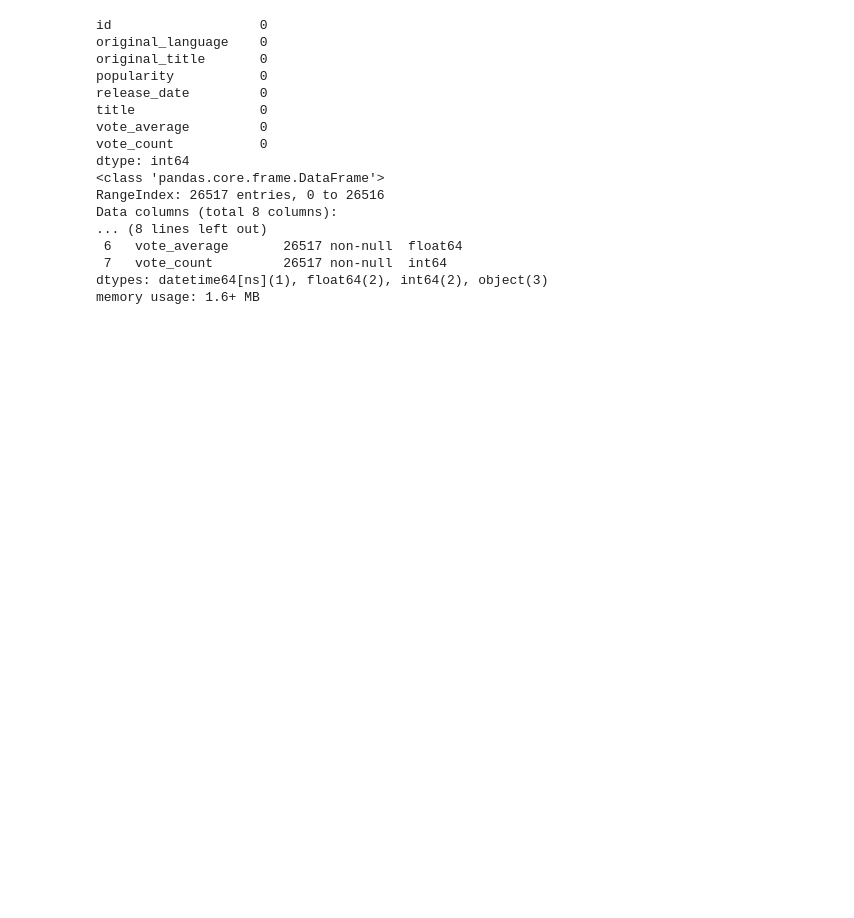
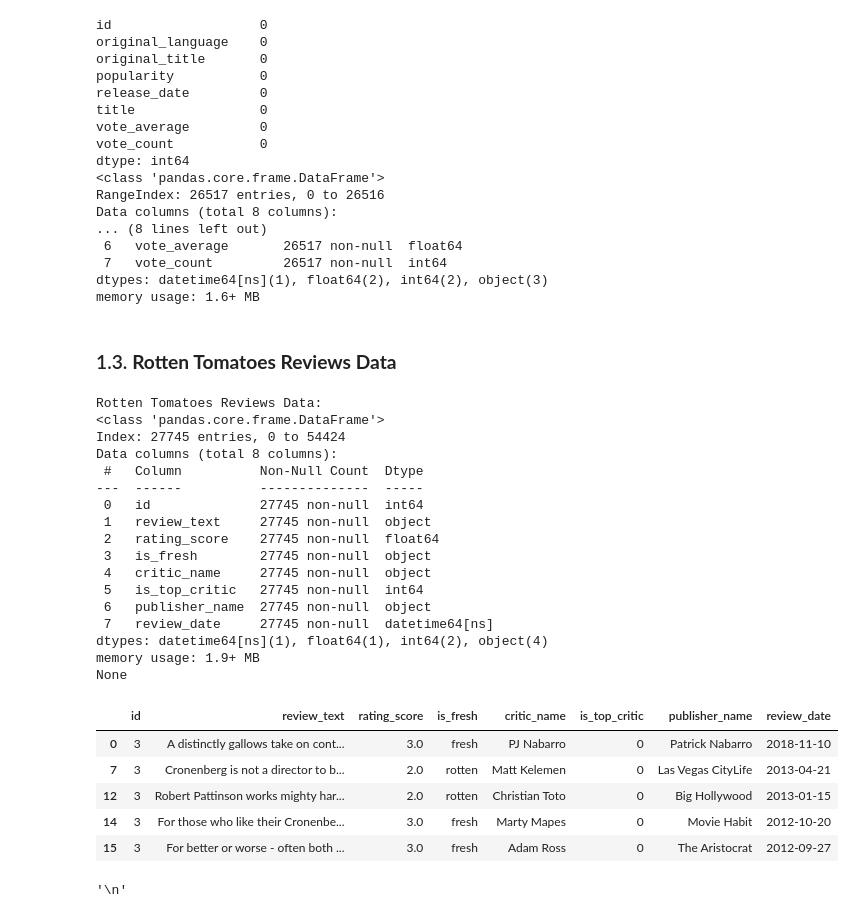
Before and after one commit to blexolonde/dsc-phase-2-FilmForecast, a Jupyter notebook: notebooks/data_cleaning.ipynb, the cells around one changed output. Saved outputs shown, nothing was run; the diff lists cells and outputs as text; code cells hidden in the pictures; blank space fills up the shorter version.

```diff
--- a/notebooks/data_cleaning.ipynb
+++ b/notebooks/data_cleaning.ipynb
@@ -424,30 +420,72 @@ Data columns (total 8 columns):
  7   vote_count         26517 non-null  int64
 dtypes: datetime64[ns](1), float64(2), int64(2), object(3)
 memory usage: 1.6+ MB
+# %% [markdown]
+### 1.3. **Rotten Tomatoes Reviews Data**
 # %%
 # Drop rows where `review` or `rating` is missing
-rt_reviews.dropna(subset=['review', 'rating'], inplace=True)
+rt_reviews.dropna(subset=['review', 'rating', 'critic'], inplace=True)
 
 # Fill missing `critic` and `publisher` with "Unknown"
 rt_reviews['critic'] = rt_reviews['critic'].fillna('Unknown')
 rt_reviews['publisher'] = rt_reviews['publisher'].fillna('Unknown')
 
 
 # Convert `date` column to datetime
 rt_reviews['date'] = pd.to_datetime(rt_reviews['date'], errors='coerce')
 
 # Convert Data Types
 # Parse `rating` to extract numeric scores (e.g., '3/5' -> 3.0)
 def parse_rating(rating):
     try:
         return float(rating.split('/')[0]) if '/' in rating else None
     except:
         return None
 
 rt_reviews['rating'] = rt_reviews['rating'].apply(parse_rating)
 
 # Drop rows with missing  `rating_score`
 rt_reviews.dropna(subset=['rating'], inplace=True)
 
 # Remove Duplicates
 rt_reviews.drop_duplicates(inplace=True)
+
+# Rename Columns to snake_case
+rt_reviews.rename(columns={
+    'review': 'review_text',
+    'rating': 'rating_score',
+    'fresh': 'is_fresh',
+    'critic': 'critic_name',
+    'top_critic': 'is_top_critic',
+    'publisher': 'publisher_name',
+    'date': 'review_date'
+}, inplace=True)
+
+print("Rotten Tomatoes Reviews Data:")
+print(rt_reviews.info())  # Get an overview of the dataset
+display(rt_reviews.head(), "\n")  # Display the first few rows
+# %% [output]
+Rotten Tomatoes Reviews Data:
+<class 'pandas.core.frame.DataFrame'>
+Index: 27745 entries, 0 to 54424
+Data columns (total 8 columns):
+ #   Column          Non-Null Count  Dtype
+---  ------          --------------  -----
+ 0   id              27745 non-null  int64
+ 1   review_text     27745 non-null  object
+ 2   rating_score    27745 non-null  float64
+ 3   is_fresh        27745 non-null  object
+ 4   critic_name     27745 non-null  object
+ 5   is_top_critic   27745 non-null  int64
+ 6   publisher_name  27745 non-null  object
+ 7   review_date     27745 non-null  datetime64[ns]
+dtypes: datetime64[ns](1), float64(1), int64(2), object(4)
+memory usage: 1.9+ MB
+None
+|  | id | review_text | rating_score | is_fresh | critic_name | is_top_critic | publisher_name | review_date |
+| 0 | 3 | A distinctly gallows take on cont... | 3.0 | fresh | PJ Nabarro | 0 | Patrick Nabarro | 2018-11-10 |
+| 7 | 3 | Cronenberg is not a director to b... | 2.0 | rotten | Matt Kelemen | 0 | Las Vegas CityLife | 2013-04-21 |
+| 12 | 3 | Robert Pattinson works mighty har... | 2.0 | rotten | Christian Toto | 0 | Big Hollywood | 2013-01-15 |
+| 14 | 3 | For those who like their Cronenbe... | 3.0 | fresh | Marty Mapes | 0 | Movie Habit | 2012-10-20 |
+| 15 | 3 | For better or worse - often both ... | 3.0 | fresh | Adam Ross | 0 | The Aristocrat | 2012-09-27 |
+'\n'
```
Also changed, not shown: parts of 3 cells of this notebook.
